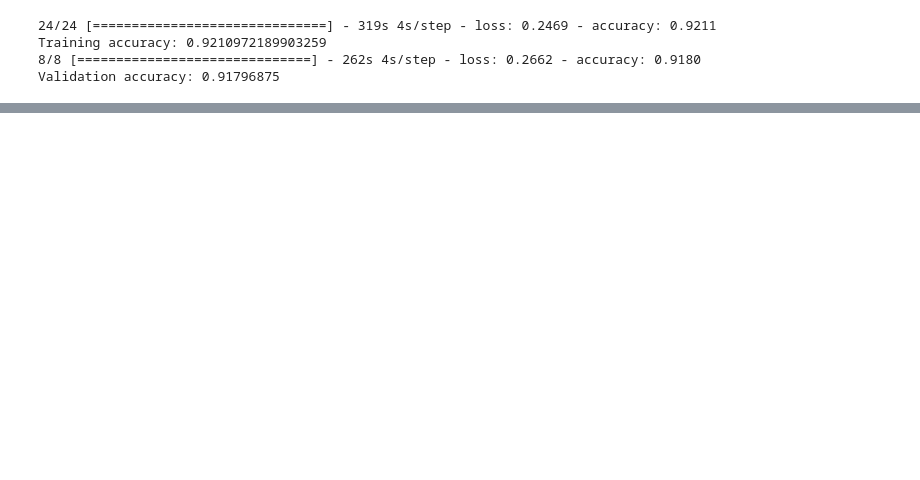
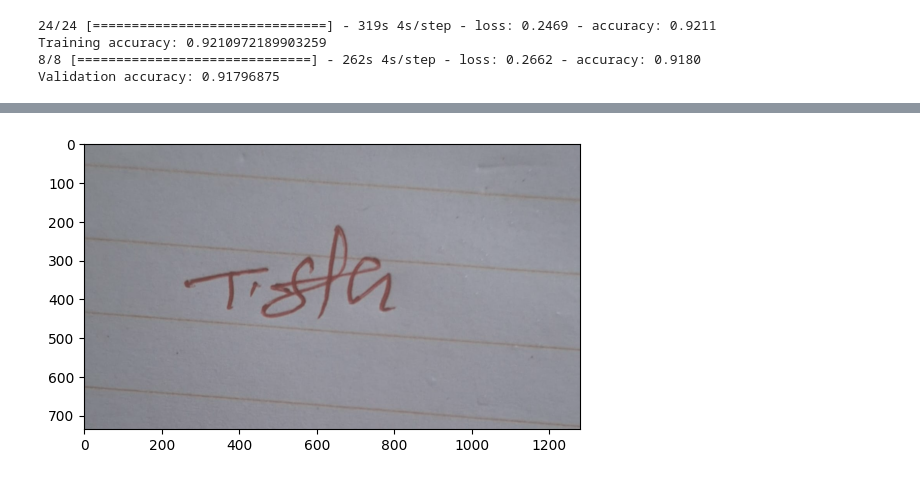
Before and after one commit to Gobihanath/DTect, a Jupyter notebook: DTect_Final.ipynb, the cells around one changed output, grey strips where cells are left out. Drawn from its saved outputs; the diff is of its cells as text; code cells hidden in the pictures; blank space fills up the shorter version.

```diff
--- a/DTect_Final.ipynb
+++ b/DTect_Final.ipynb
@@ -217,0 +256,7 @@ model = load_model('/content/drive/MyDrive/ML Trained Models/Dtect_Prediction_Mo
+# %%
+import cv2
+img = cv2.imread('/content/drive/MyDrive/T1.jpg')
+plt.imshow(img)
+plt.show()
+# %% [output]
+[figure, added]
```
Also changed, not shown: parts of 10 cells of this notebook.
